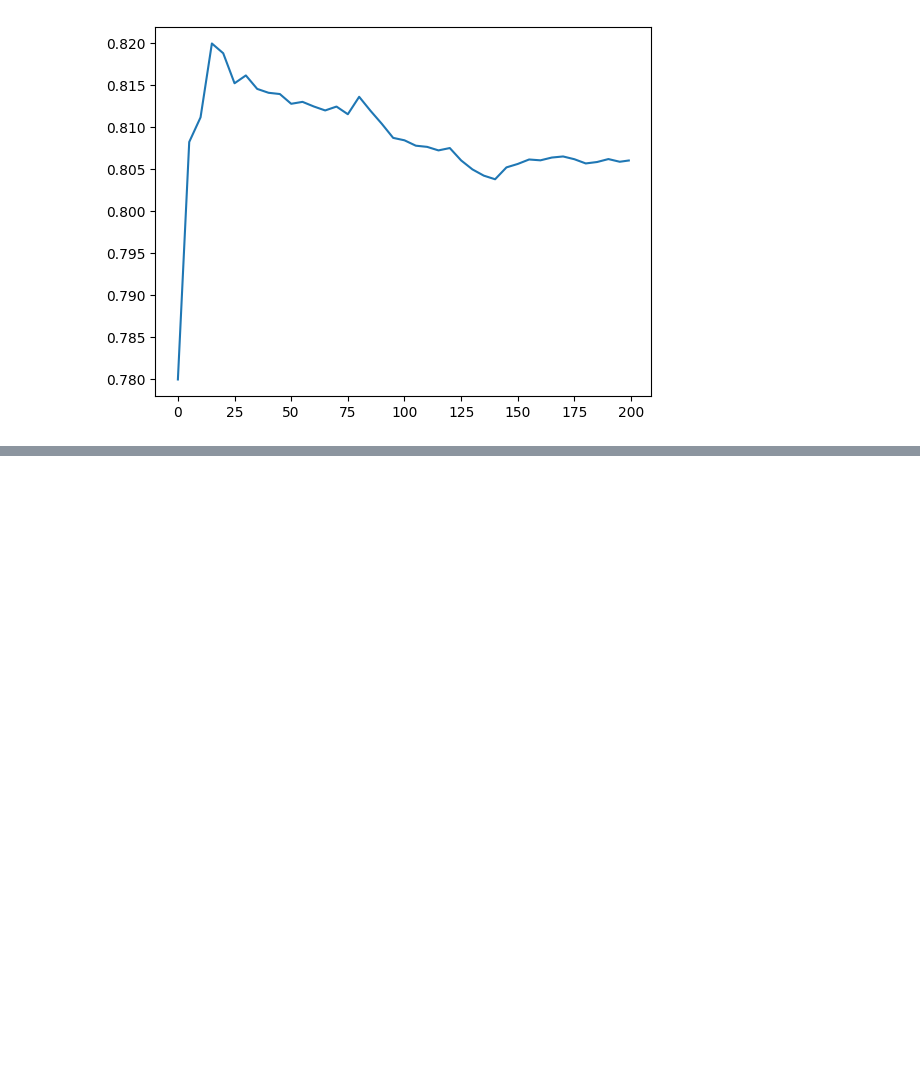
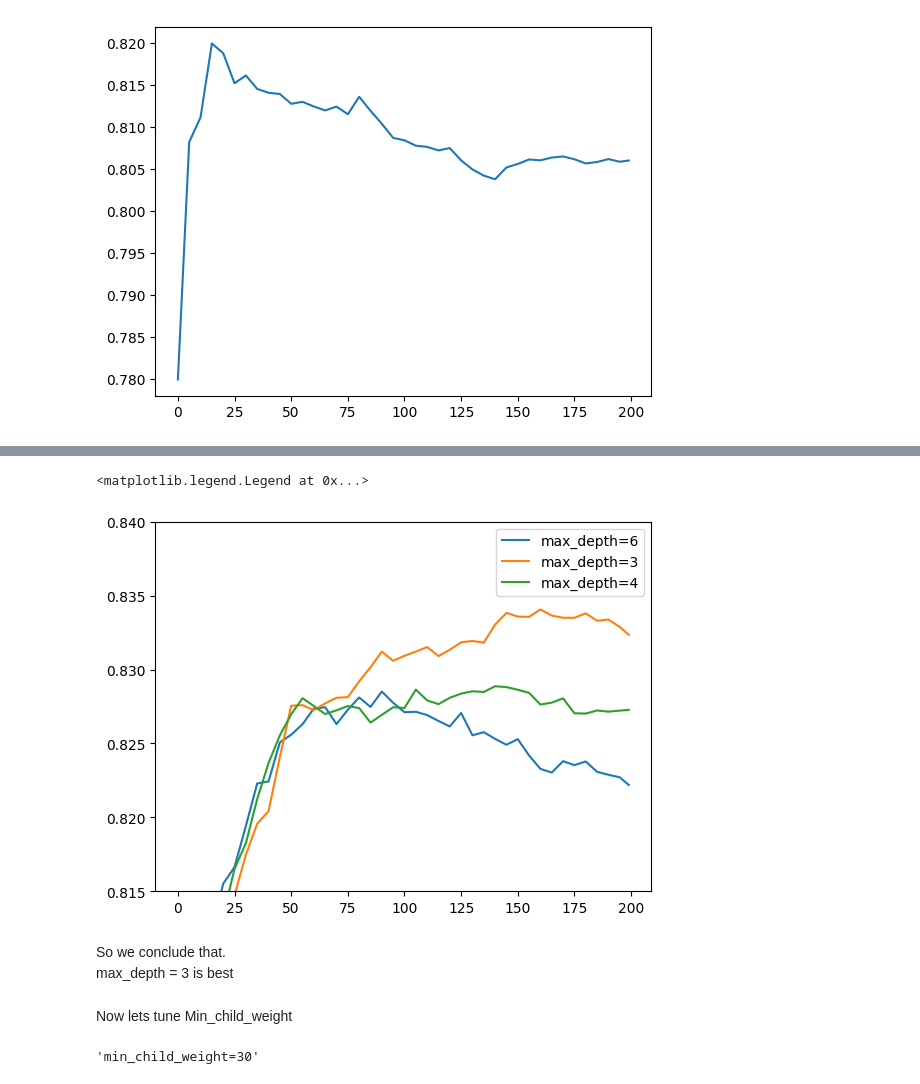
Before and after one commit to skykmar02/Credit-Risk-Scoring, a Jupyter notebook: 06_Credit_risk_scoring.ipynb, the cells around one changed output, grey strips where cells are left out. Drawn from its saved outputs; the diff is of its cells as text; code cells hidden in the pictures; blank space fills up the shorter version.

```diff
--- a/06_Credit_risk_scoring.ipynb
+++ b/06_Credit_risk_scoring.ipynb
@@ -799,0 +877,2 @@ plt.plot(df_scores.num_iter, df_scores.val_auc, label = 'val')
+# %%
+scores = {}
@@ -799,0 +897,3 @@ plt.plot(df_scores.num_iter, df_scores.val_auc, label = 'val')
+# %%
+key = f"max_depth={xgb_params['max_depth']}"
+scores[key] = parse_xgb_output(output)
@@ -799,0 +922,13 @@ plt.plot(df_scores.num_iter, df_scores.val_auc, label = 'val')
+# %%
+for max_depth, df_scores in scores.items():
+    plt.plot(df_scores.num_iter, df_scores.val_auc, label = max_depth)
+plt.ylim(0.815,0.84)
+plt.legend()
+# %% [output]
+<matplotlib.legend.Legend at 0x...>
+[figure, added]
+# %% [markdown]
+So we conclude that.
+max_depth = 3 is best
+# %% [markdown]
+Now lets tune Min_child_weight
@@ -799,0 +955,6 @@ plt.plot(df_scores.num_iter, df_scores.val_auc, label = 'val')
+# %%
+key = f"min_child_weight={xgb_params['min_child_weight']}"
+scores[key] = parse_xgb_output(output)
+key
+# %% [output]
+'min_child_weight=30'
```
Also changed, not shown: parts of 39 cells of this notebook, 1 other file.
